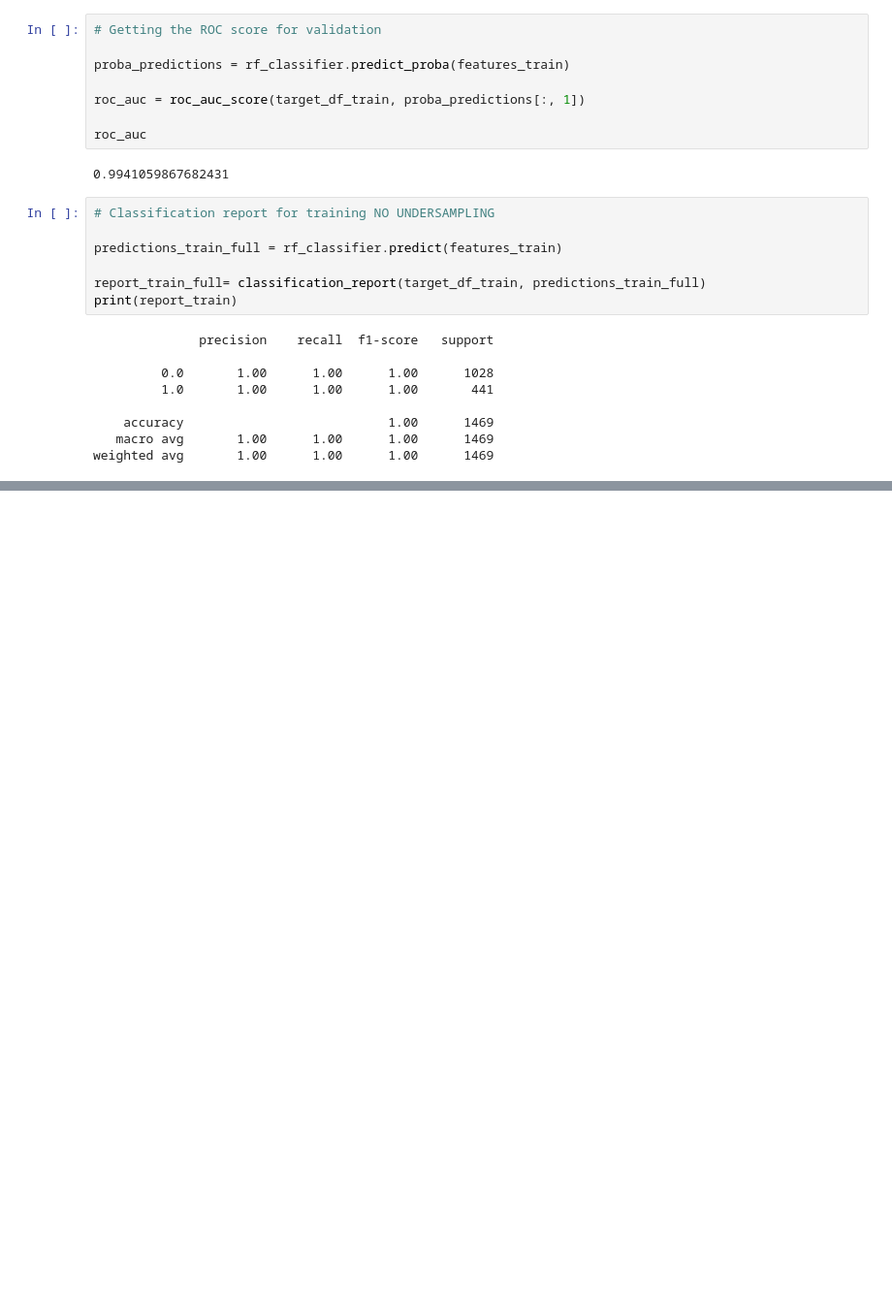
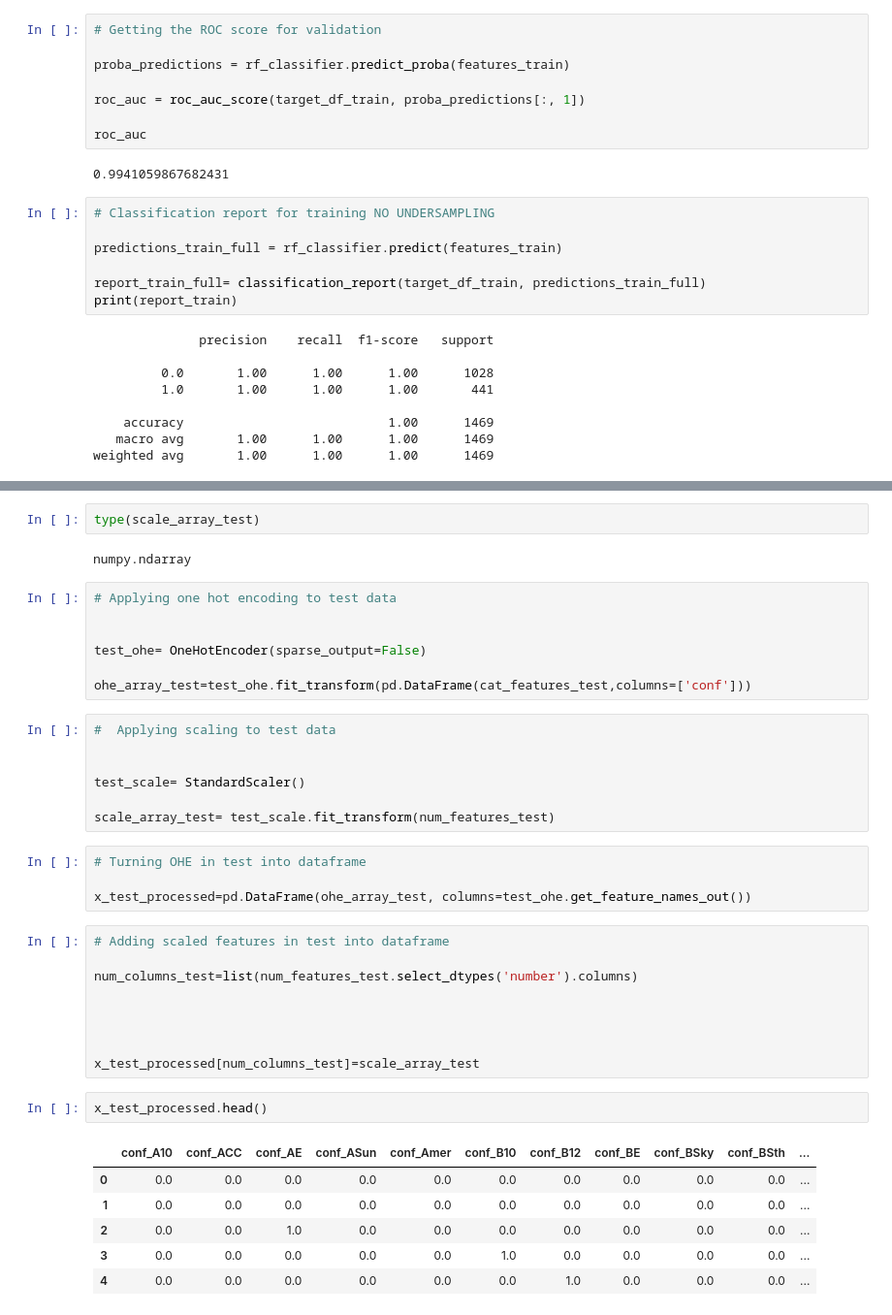
Before and after one commit to daniel-alexandr/adv_ml_application_assignment_1, a Jupyter notebook: notebooks/Experiment_A.ipynb, the cells around one changed output, grey strips where cells are left out. Shown at 97% size. Cells and saved outputs as stored; diff of their text form; blank space fills up the shorter version.

Commit message:
Preparing test data for prediction

```diff
--- a/notebooks/Experiment_A.ipynb
+++ b/notebooks/Experiment_A.ipynb
@@ -662,2 +668,42 @@ weighted avg       1.00      1.00      1.00      1469
+# %%
+type(scale_array_test)
+# %% [output]
+numpy.ndarray
+# %%
+# Applying one hot encoding to test data
+
+
+test_ohe= OneHotEncoder(sparse_output=False)
+
+ohe_array_test=test_ohe.fit_transform(pd.DataFrame(cat_features_test,columns=['conf']))
+# %%
+#  Applying scaling to test data
+
+
+test_scale= StandardScaler()
+
+scale_array_test= test_scale.fit_transform(num_features_test)
+# %%
+# Turning OHE in test into dataframe
+
+x_test_processed=pd.DataFrame(ohe_array_test, columns=test_ohe.get_feature_names_out())
+# %%
+# Adding scaled features in test into dataframe
+
+num_columns_test=list(num_features_test.select_dtypes('number').columns)
+
+
+
+
+x_test_processed[num_columns_test]=scale_array_test
+# %%
+x_test_processed.head()
+# %% [output]
+|  | conf_A10 | conf_ACC | conf_AE | conf_ASun | conf_Amer | conf_B10 | conf_B12 | conf_BE | conf_BSky | conf_BSth | ... |
+| 0 | 0.0 | 0.0 | 0.0 | 0.0 | 0.0 | 0.0 | 0.0 | 0.0 | 0.0 | 0.0 | ... |
+| 1 | 0.0 | 0.0 | 0.0 | 0.0 | 0.0 | 0.0 | 0.0 | 0.0 | 0.0 | 0.0 | ... |
+| 2 | 0.0 | 0.0 | 1.0 | 0.0 | 0.0 | 0.0 | 0.0 | 0.0 | 0.0 | 0.0 | ... |
+| 3 | 0.0 | 0.0 | 0.0 | 0.0 | 0.0 | 1.0 | 0.0 | 0.0 | 0.0 | 0.0 | ... |
+| 4 | 0.0 | 0.0 | 0.0 | 0.0 | 0.0 | 0.0 | 1.0 | 0.0 | 0.0 | 0.0 | ... |
 # %%
 # !git add .
```
Also changed, not shown: parts of 2 cells of this notebook.
